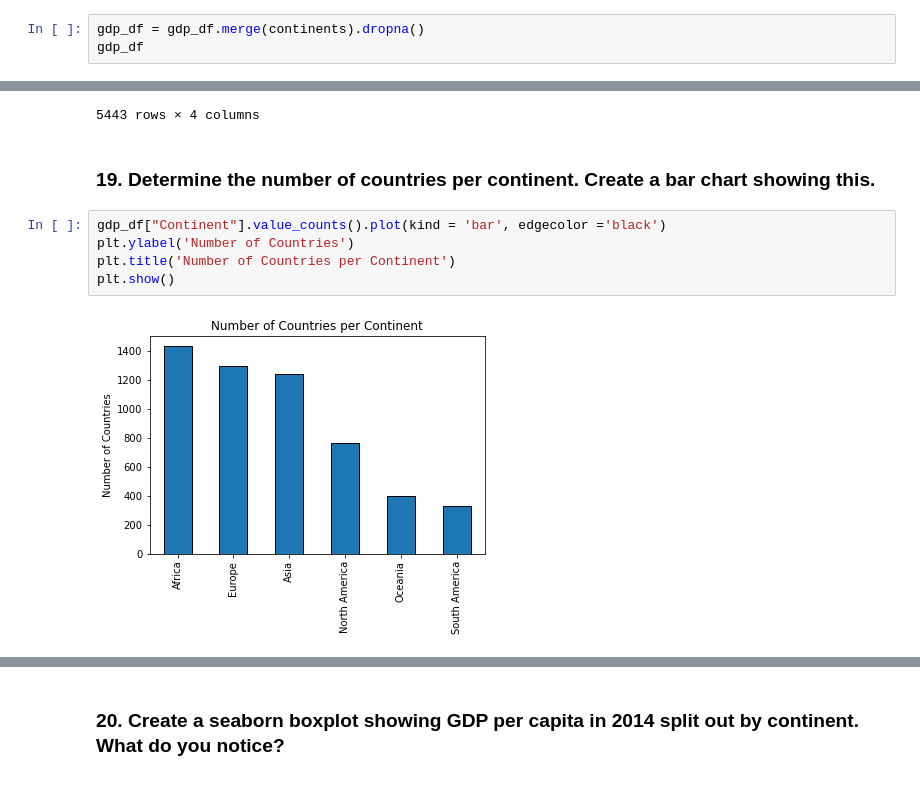
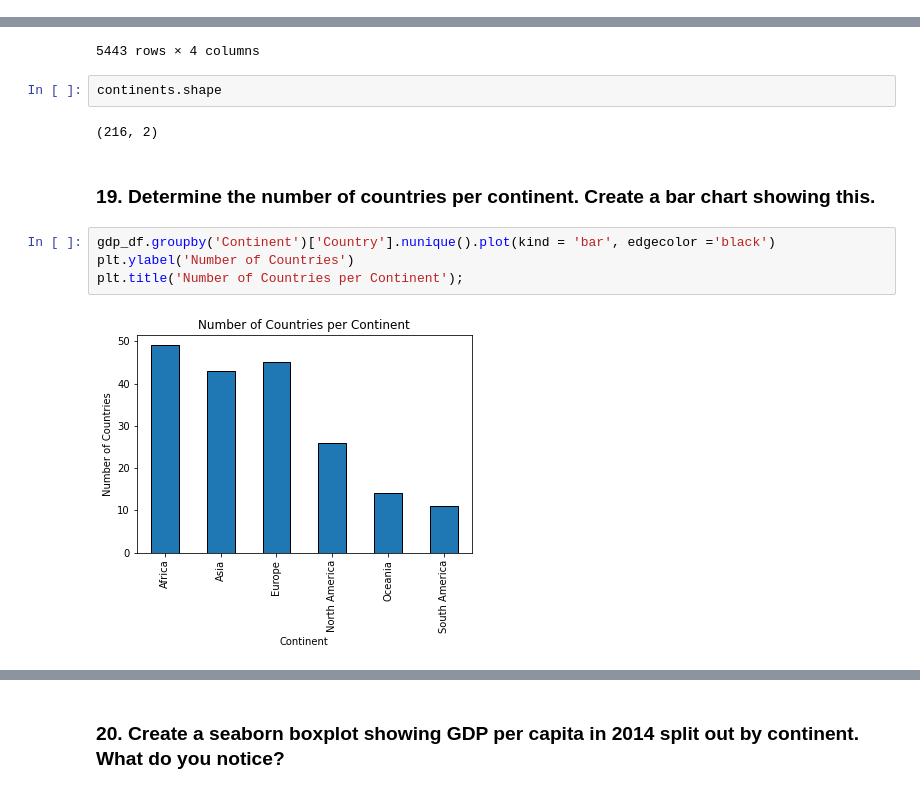
Before and after one commit to ashamaheshwari/un_data_question-ashamaheshwari, a Jupyter notebook: notebooks/UN_Data_Exploration.ipynb, the cells around one changed output, grey strips where cells are left out. Cells and saved outputs as stored; diff of their text form.

```diff
--- a/notebooks/UN_Data_Exploration.ipynb
+++ b/notebooks/UN_Data_Exploration.ipynb
@@ -436,6 +442,3 @@ continents.head()
 | 4 | Africa | Angola |
 # %% [markdown]
 ### 18. Merge gdp_df and continents. Keep only the countries that appear in both data frames. Save the result back to gdp_df.
-# %%
-gdp_df = gdp_df.merge(continents).dropna()
-gdp_df
@@ -470,12 +459,15 @@ gdp_df
 | 5441 | Zimbabwe | 1991 | 3426.598094 | Africa |
 | 5442 | Zimbabwe | 1990 | 3324.348171 | Africa |
 5443 rows × 4 columns
+# %%
+continents.shape
+# %% [output]
+(216, 2)
 # %% [markdown]
 ### 19. Determine the number of countries per continent. Create a bar chart showing this.
 # %%
-gdp_df["Continent"].value_counts().plot(kind = 'bar', edgecolor ='black')
+gdp_df.groupby('Continent')['Country'].nunique().plot(kind = 'bar', edgecolor ='black')
 plt.ylabel('Number of Countries')
-plt.title('Number of Countries per Continent')
-plt.show()
+plt.title('Number of Countries per Continent');
 # %% [output]
-[figure, old version]
+[figure, new version]
```
Also changed, not shown: parts of 38 cells of this notebook.
